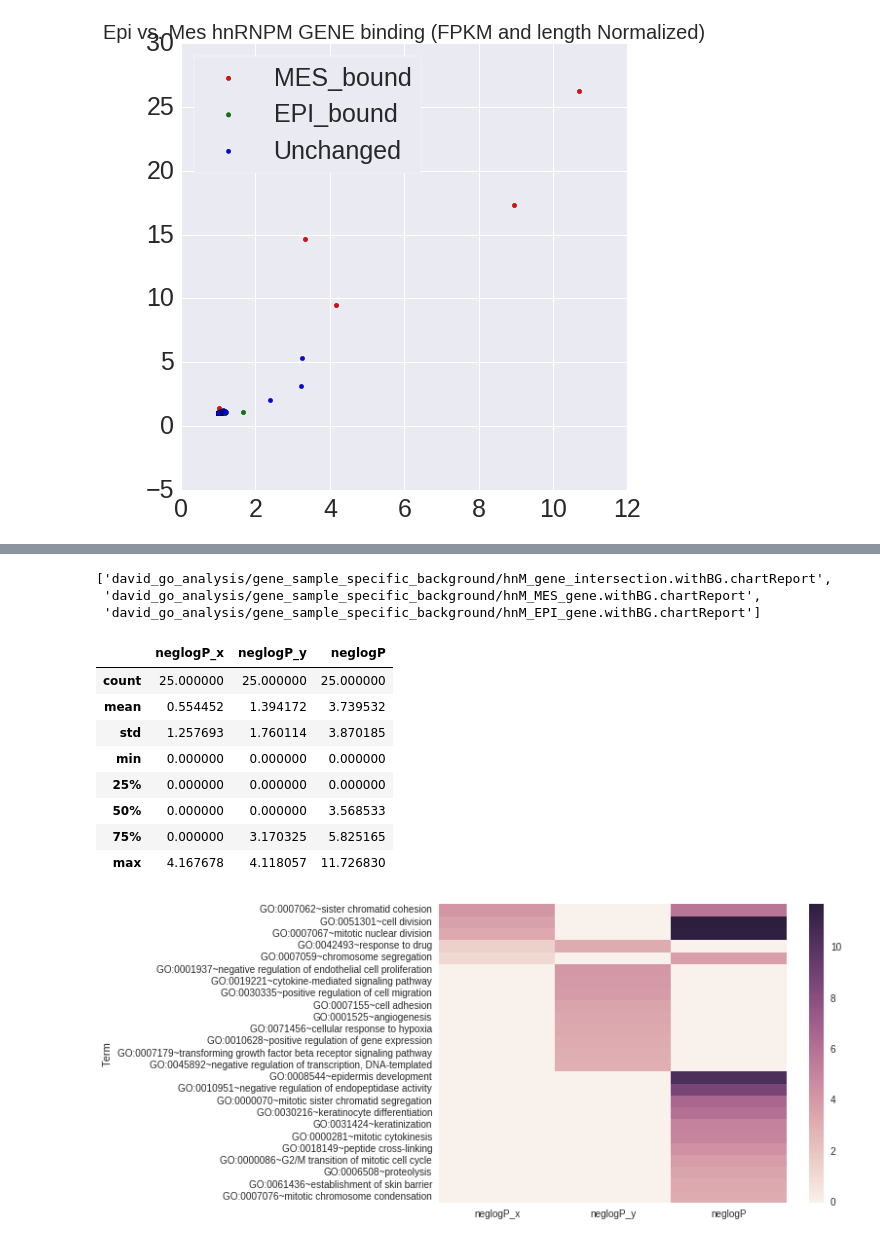
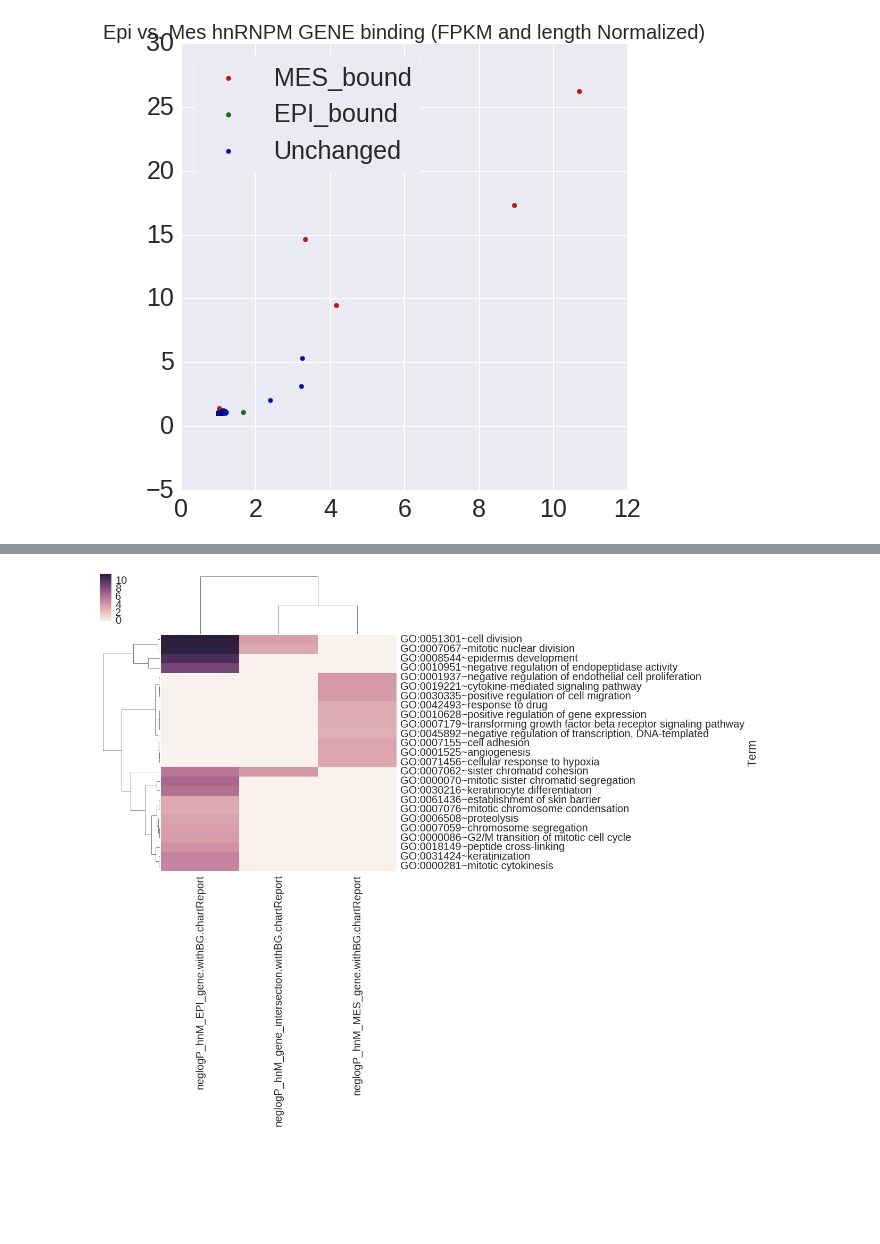
Before and after one commit to seharvey2012/programmatic_analysis, a Jupyter notebook: getting_clipper_to_work/clipper_runs_working_with_individual_rt_stops/divergent_hnrnpm_regulated_events/divergent hnrnpm events and go analysis.ipynb, the cells around one changed output, grey strips where cells are left out. Saved outputs shown, nothing was run; the diff lists cells and outputs as text; code cells hidden in the pictures; blank space fills up the shorter version.

```diff
--- a/getting_clipper_to_work/clipper_runs_working_with_individual_rt_stops/divergent_hnrnpm_regulated_events/divergent hnrnpm events and go analysis.ipynb
+++ b/getting_clipper_to_work/clipper_runs_working_with_individual_rt_stops/divergent_hnrnpm_regulated_events/divergent hnrnpm events and go analysis.ipynb
@@ -444,55 +435,50 @@ david_bar_graph(hnM_epi_splice,hnM_mes_splice,hnM_splice_intersection,'hnM EPI b
 # %%
 ####Take all of these disparate GO analyses and organize them along the lines of go term overlap
+
+#Make this so it can take any file with .chartReport file extension generated from the DAVID analysis script
+
+#Need to make this into a function
+
 #make a shared dataframe for each
 gene_analysis = glob('david_go_analysis/gene_sample_specific_background/*Report')
 gene_analysis_dataframes = []
 for item in gene_analysis:
     dataframe = pd.read_table(item)
     dataframe['neglogP'] = dataframe.apply(lambda row: -1*log(row['Pvalue'],10),axis=1)
-    dataframe.rename(columns={'neglogP':'neglogP'+item})
+    dataframe.rename(columns={'neglogP':'neglogP_'+item.split('/')[-1]},inplace=True)
     gene_analysis_dataframes.append(dataframe)
 
 #now merge everything
 master_df = gene_analysis_dataframes[0]
 for item in gene_analysis_dataframes[1:]:
     master_df = pd.merge(master_df,item,how='outer',on=['Category','Term'])
 
 #fill na
 master_df.fillna(value=0,inplace=True)
 
-#pull out desired Category
+#pull out desired Category (put this into a function)
 
 master_df = master_df[master_df.Category == 'GOTERM_BP_DIRECT']
 
-#pull out name and p_value
-heatmap_df = master_df[['Term','neglogP_x','neglogP_y','neglogP']]
+#set term as index
+master_df.set_index('Term',inplace=True)
 
-#set term as index
-heatmap_df.set_index('Term',inplace=True)
+#pull out name and any column with neglogP in the title
+neglogp_cols = [col for col in master_df.columns if 'neglogP' in col]
 
-#require the heatmap have a value
+master_df = master_df[neglogp_cols]
+
+#require a minimum cutoff for at least one row in the dataframe
+#require each row have at least an enrichment above a cutoff
 cutoff = 3
-heatmap_df = heatmap_df[(heatmap_df.neglogP_x > cutoff) | (heatmap_df.neglogP_y > cutoff) | (heatmap_df.neglogP > cutoff)]
+master_df = master_df[master_df > cutoff]
+master_df.dropna(inplace=True,how='all')
+master_df.fillna(value=0,inplace=True)
+
+sns.set(font_scale=2)
+
+clustermap = sns.clustermap(master_df)
+plt.setp(clustermap.ax_heatmap.yaxis.get_majorticklabels(), rotation=0)
+plt.show()
+# %% [output]
+[figure, added]
-# %%
-neglogP
-# %% [output]
-['david_go_analysis/gene_sample_specific_background/hnM_gene_intersection.withBG.chartReport',
- 'david_go_analysis/gene_sample_specific_background/hnM_MES_gene.withBG.chartReport',
- 'david_go_analysis/gene_sample_specific_background/hnM_EPI_gene.withBG.chartReport']
-# %%
-heatmap_df.describe()
-# %% [output]
-|  | neglogP_x | neglogP_y | neglogP |
-| count | 25.000000 | 25.000000 | 25.000000 |
-| mean | 0.554452 | 1.394172 | 3.739532 |
-| std | 1.257693 | 1.760114 | 3.870185 |
-| min | 0.000000 | 0.000000 | 0.000000 |
-| 25% | 0.000000 | 0.000000 | 0.000000 |
-| 50% | 0.000000 | 0.000000 | 3.568533 |
-| 75% | 0.000000 | 3.170325 | 5.825165 |
-| max | 4.167678 | 4.118057 | 11.726830 |
-# %%
-sns.set(font_scale=1)
-heatmap = sns.heatmap(heatmap_df)
-# %% [output]
-[figure, removed]
```
Also changed, not shown: parts of 22 cells of this notebook, 4 other files.
